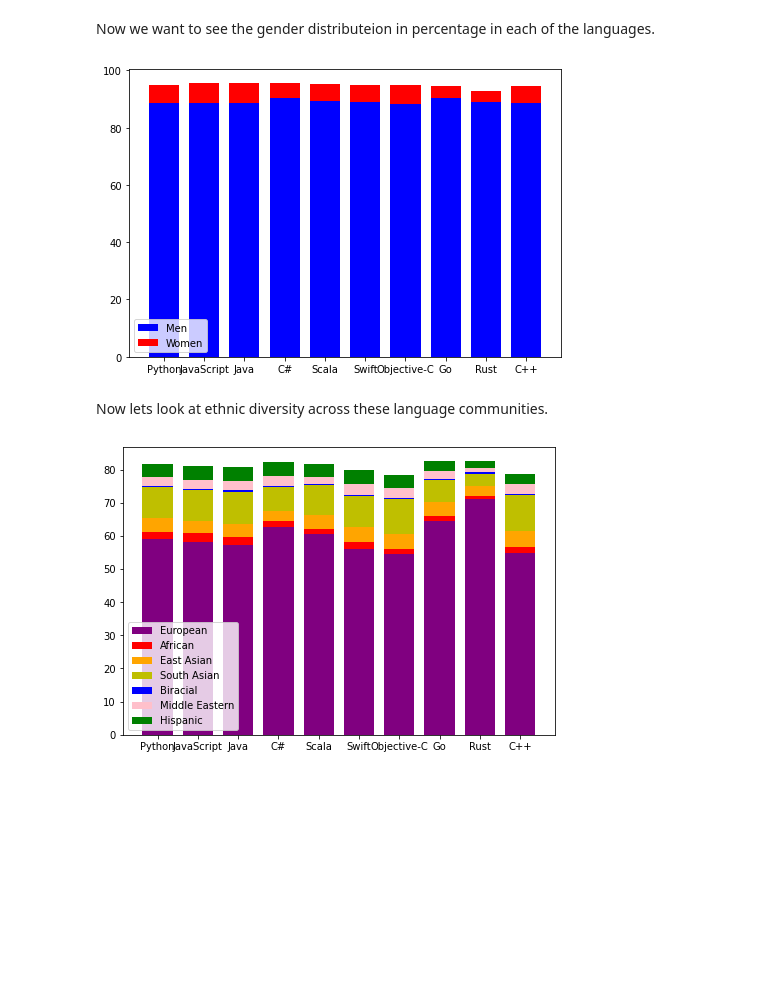
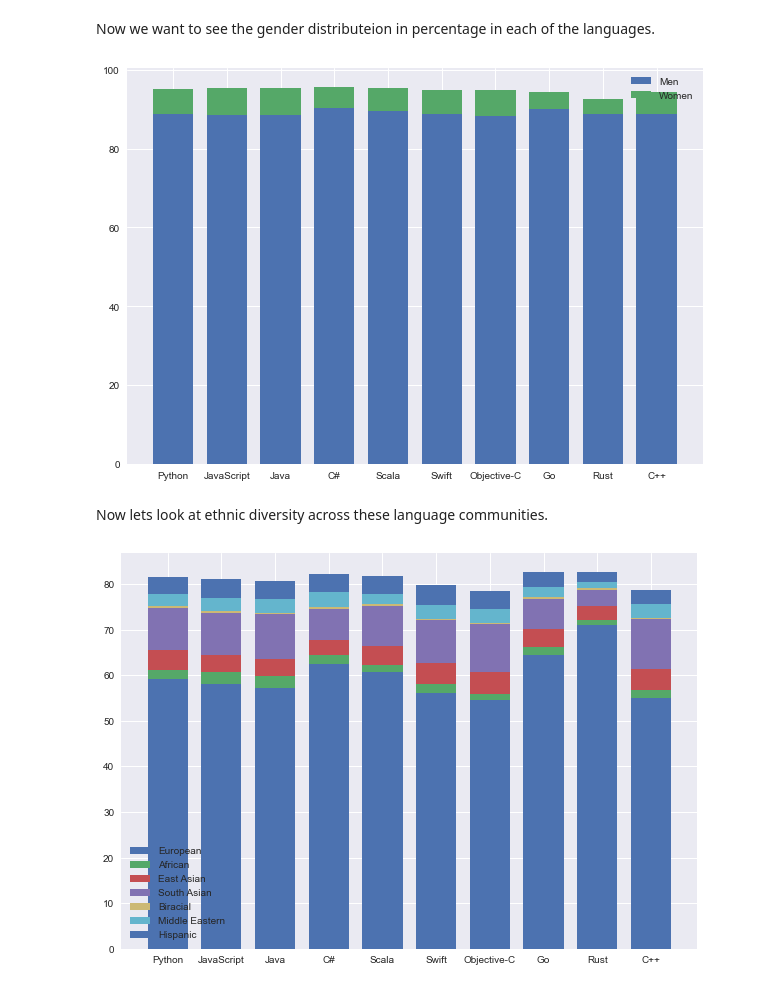
Before and after one commit to divanvisagie/stackoverflow-data-notebooks, a Jupyter notebook: Analysis.ipynb, the cells around one changed output. Cells and saved outputs as stored; diff of their text form; code cells hidden in the pictures; blank space fills up the shorter version.

```diff
--- a/Analysis.ipynb
+++ b/Analysis.ipynb
@@ -5,7 +5,11 @@ Import required libs
 # %%
 import pandas as pd
 from matplotlib import pyplot as plt
+import matplotlib.style as style
 import numpy as np
+
+
+style.use('seaborn')
 # %% [markdown]
 Load Stackoverflow data
 # %%
@@ -50,36 +58,36 @@ dt_men  = data[data.Gender == 'Man']
 men = []
 women = []
 all_genders = []
 
 
 for lang in langs:
    wc = count_for_lang(dt_women, lang)
    women.append(wc)
    mc = count_for_lang(dt_men, lang)
    men.append(mc)
 
 
 men_perc = get_percs(language_users,men)
 women_perc = get_percs(language_users,women)
 
 #draw bar
 fig = plt.figure()
 ax = fig.add_axes([0,0,1,1])
 
 # ax.bar(langs, women)
 # ax.bar(langs, men)
 width = 0.75
 
 # print(langs)
 # print(women)
 # print(men)
 
-ax.bar(langs, men_perc, width, color='b')
-ax.bar(langs, women_perc, width,bottom=men_perc, color='r')
+ax.bar(langs, men_perc, width)
+ax.bar(langs, women_perc, width,bottom=men_perc)
 ax.legend(labels=['Men', 'Women'])
 plt.show()
 # %% [output]
-[figure, old version]
+[figure, new version]
 # %% [markdown]
 Now lets look at ethnic diversity across these language communities.
 # %%
@@ -126,24 +134,19 @@ ax = fig.add_axes([0,0,1,1])
 
 width = 0.75
 
-ax.bar(langs, european_p, width, color='purple') #euro
-ax.bar(langs, african_p, width,bottom=european_p, color='r') #african
+ax.bar(langs, european_p, width) #euro
+ax.bar(langs, african_p, width,bottom=european_p) #african
 ax.bar(langs, east_asian_p, width,
-    bottom=[european_p[j] + african_p[j] for j in range(len(european_p)) ],
-    color='orange') # east asian
+    bottom=[european_p[j] + african_p[j] for j in range(len(european_p)) ]) # east asian
 ax.bar(langs, south_asian_p, width,
-    bottom=[european_p[j] + african_p[j] + east_asian_p[j] for j in range(len(european_p)) ],
-    color='y') #south asian
+    bottom=[european_p[j] + african_p[j] + east_asian_p[j] for j in range(len(european_p)) ]) #south asian
 ax.bar(langs, biracial_p, width,
-    bottom=[european_p[j] + african_p[j] + east_asian_p[j] + south_asian_p[j] for j in range(len(european_p)) ],
-    color='b') #biracial
+    bottom=[european_p[j] + african_p[j] + east_asian_p[j] + south_asian_p[j] for j in range(len(european_p)) ]) #biracial
 ax.bar(langs, middle_eastern_p, width,
-    bottom=[european_p[j] + african_p[j] + east_asian_p[j] + south_asian_p[j] + biracial_p[j] for j in range(len(european_p)) ],
-    color='pink') #middle eastern
+    bottom=[european_p[j] + african_p[j] + east_asian_p[j] + south_asian_p[j] + biracial_p[j] for j in range(len(european_p)) ]) #middle eastern
 ax.bar(langs, hispanic_p, width,
-    bottom=[european_p[j] + african_p[j] + east_asian_p[j] + south_asian_p[j] + biracial_p[j] + middle_eastern_p[j] for j in range(len(european_p)) ],
-    color='g') #hispanic
+    bottom=[european_p[j] + african_p[j] + east_asian_p[j] + south_asian_p[j] + biracial_p[j] + middle_eastern_p[j] for j in range(len(european_p)) ]) #hispanic
 ax.legend(labels=['European', 'African','East Asian','South Asian','Biracial','Middle Eastern','Hispanic'])
 plt.show()
 # %% [output]
-[figure, old version]
+[figure, new version]
```
Also changed, not shown: parts of 1 cell of this notebook.
